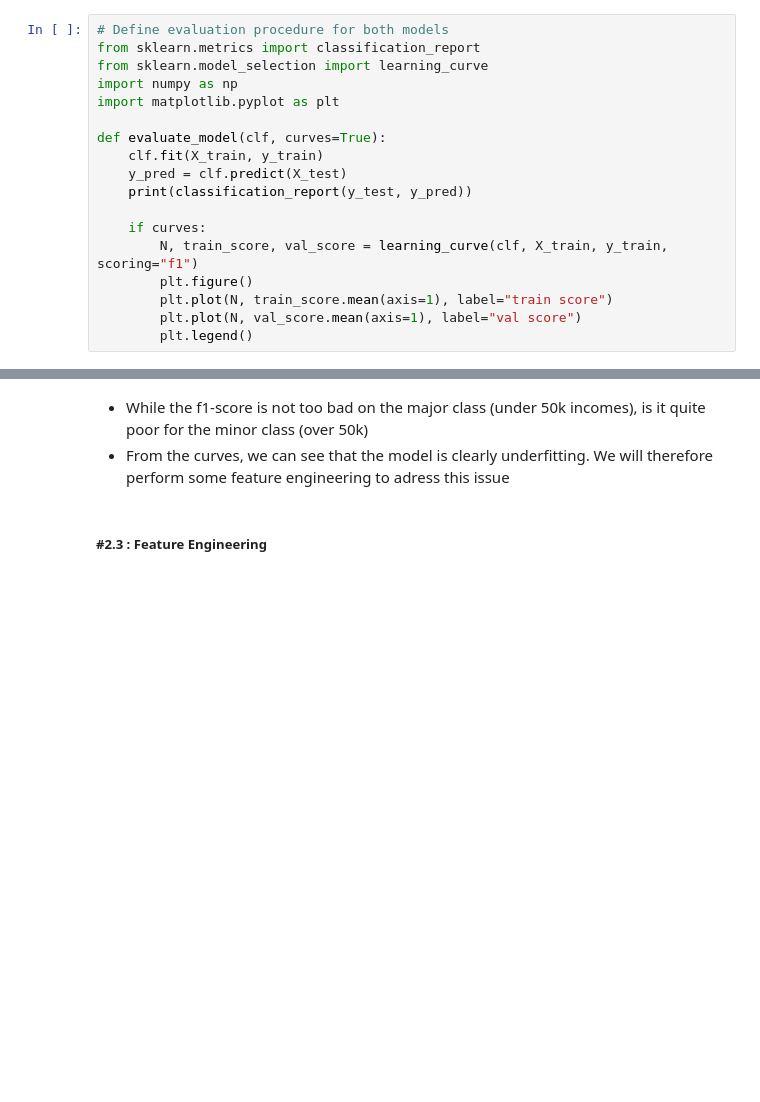
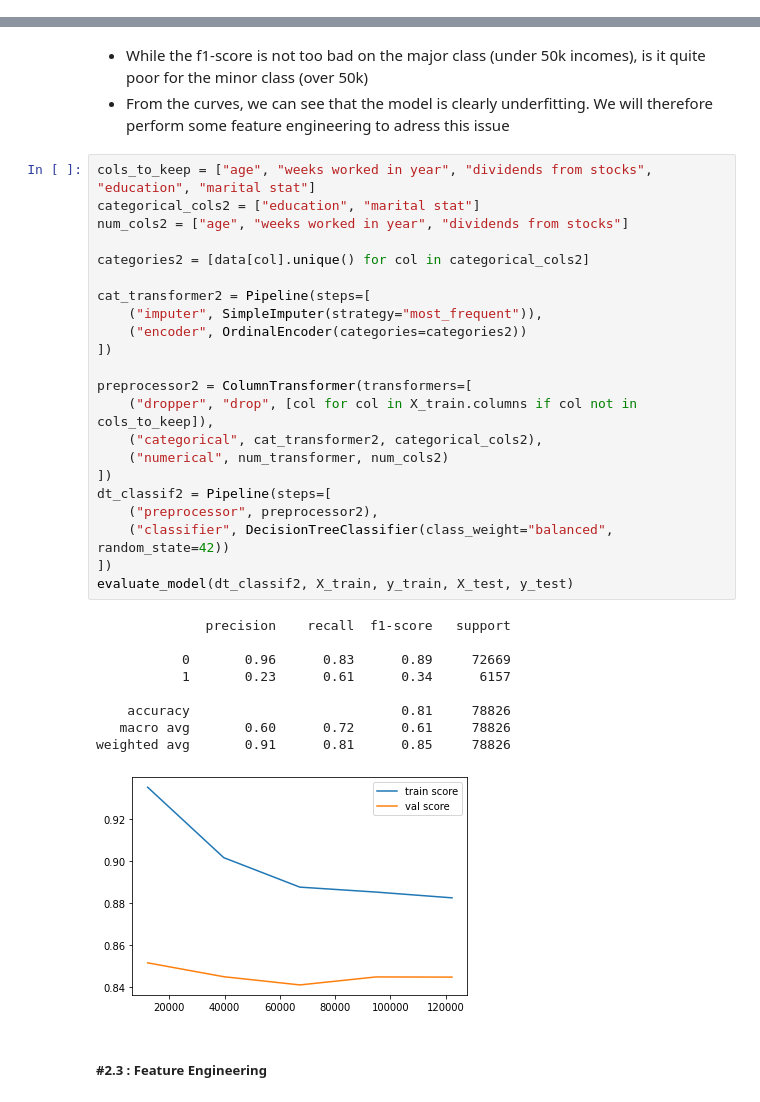
Before and after one commit to jboistard/dataiku_assessment, a Jupyter notebook: 2_Pre_processing.ipynb, the cells around one changed output, grey strips where cells are left out. Cells and saved outputs as stored; diff of their text form; blank space fills up the shorter version.

Commit message:
preprocess wip

```diff
--- a/2_Pre_processing.ipynb
+++ b/2_Pre_processing.ipynb
@@ -80,18 +117,0 @@ lr_classif = Pipeline(steps=[
-# %%
-# Define evaluation procedure for both models
-from sklearn.metrics import classification_report
-from sklearn.model_selection import learning_curve
-import numpy as np
-import matplotlib.pyplot as plt
-
-def evaluate_model(clf, curves=True):
-    clf.fit(X_train, y_train)
-    y_pred = clf.predict(X_test)
-    print(classification_report(y_test, y_pred))
-
-    if curves:
-        N, train_score, val_score = learning_curve(clf, X_train, y_train, scoring="f1")
-        plt.figure()
-        plt.plot(N, train_score.mean(axis=1), label="train score")
-        plt.plot(N, val_score.mean(axis=1), label="val score")
-        plt.legend()
@@ -110,6 +118,38 @@ weighted avg       0.94      0.95      0.94     99762
 # %% [markdown]
 - While the f1-score is not too bad on the major class (under 50k incomes), is it quite poor for the minor class (over 50k)
 - From the curves, we can see that the model is clearly underfitting. We will therefore perform some feature engineering to adress this issue
+# %%
+cols_to_keep = ["age", "weeks worked in year", "dividends from stocks", "education", "marital stat"]
+categorical_cols2 = ["education", "marital stat"]
+num_cols2 = ["age", "weeks worked in year", "dividends from stocks"]
+
+categories2 = [data[col].unique() for col in categorical_cols2]
+
+cat_transformer2 = Pipeline(steps=[
+    ("imputer", SimpleImputer(strategy="most_frequent")),
+    ("encoder", OrdinalEncoder(categories=categories2))
+])
+
+preprocessor2 = ColumnTransformer(transformers=[
+    ("dropper", "drop", [col for col in X_train.columns if col not in cols_to_keep]),
+    ("categorical", cat_transformer2, categorical_cols2),
+    ("numerical", num_transformer, num_cols2)
+])
+dt_classif2 = Pipeline(steps=[
+    ("preprocessor", preprocessor2),
+    ("classifier", DecisionTreeClassifier(class_weight="balanced", random_state=42))
+])
+evaluate_model(dt_classif2, X_train, y_train, X_test, y_test)
+# %% [output]
+              precision    recall  f1-score   support
+
+           0       0.96      0.83      0.89     72669
+           1       0.23      0.61      0.34      6157
+
+    accuracy                           0.81     78826
+   macro avg       0.60      0.72      0.61     78826
+weighted avg       0.91      0.81      0.85     78826
+[figure, added]
 # %% [markdown]
 ##### #2.3 : Feature Engineering
 # %%
```
Also changed, not shown: parts of 25 cells of this notebook, 2 other files.
